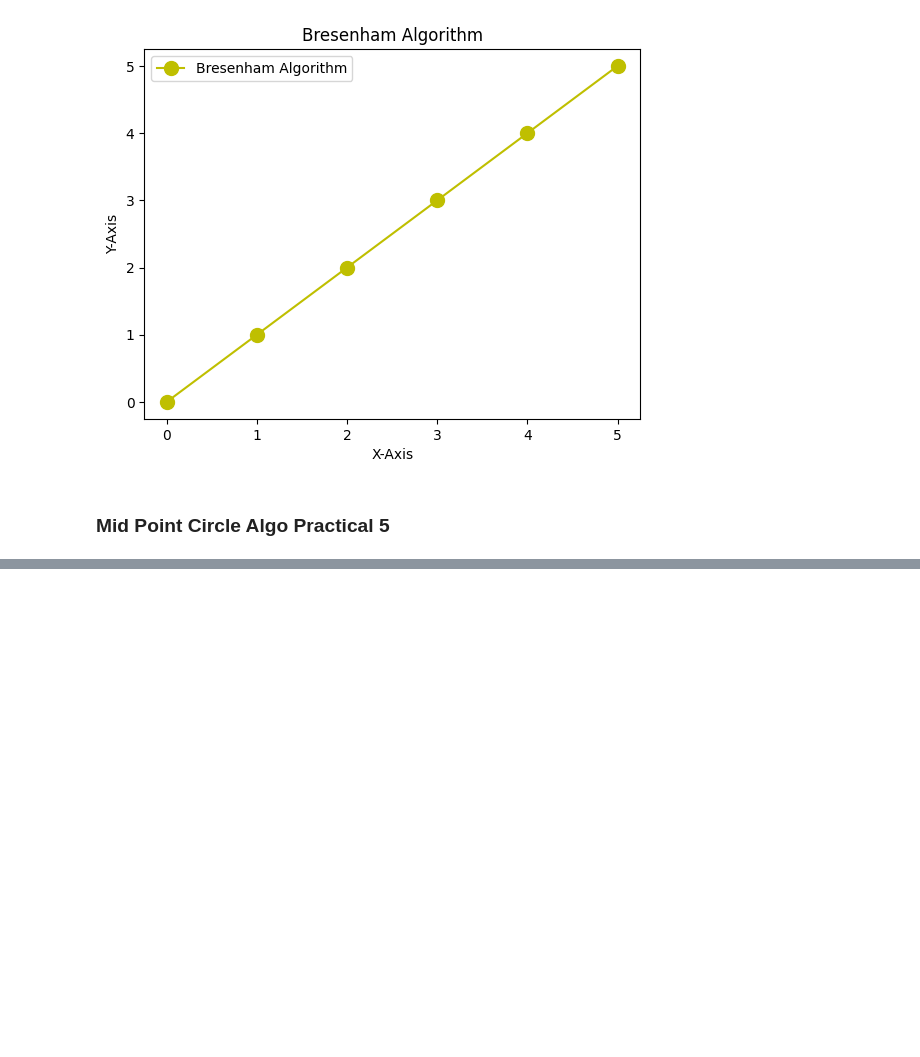
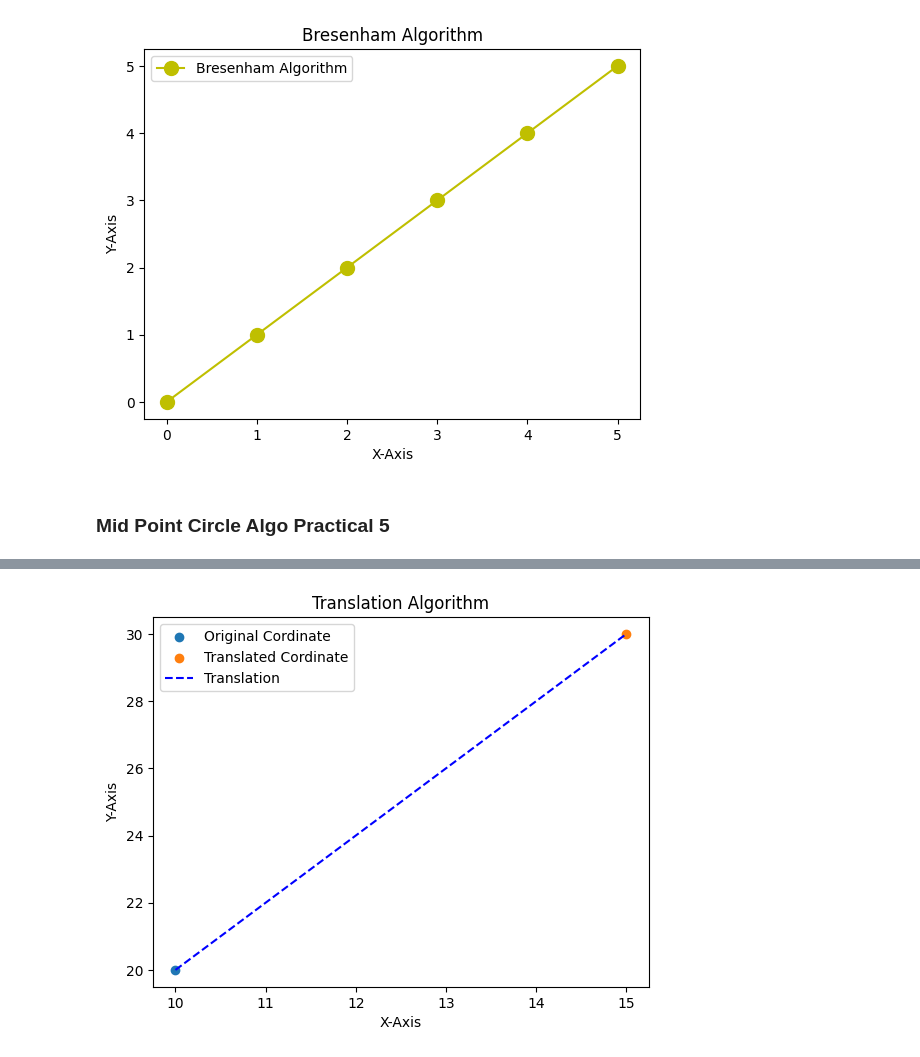
Before and after one commit to RitekPillai/CGPracticals, a Jupyter notebook: MatPlotCourse.ipynb, the cells around one changed output, grey strips where cells are left out. Saved outputs shown, nothing was run; the diff lists cells and outputs as text; code cells hidden in the pictures; blank space fills up the shorter version.

```diff
--- a/MatPlotCourse.ipynb
+++ b/MatPlotCourse.ipynb
@@ -186,0 +188,25 @@ plt.show()
+# %%
+def translation(x,y,tx,ty):
+  x1=x+tx
+  y1=y+ty
+  return (x1,y1,tx,ty)
+
+
+x=10
+y=20
+plt.scatter(x,y,label="Original Cordinate")
+x1,y1,tx,ty=translation(x,y,5,10)
+plt.scatter(x1,y1,label="Translated Cordinate")
+
+plt.plot([x,x1],[y,y1],"b--",label="Translation")
+plt.legend()
+
+
+plt.xlabel("X-Axis")
+plt.ylabel("Y-Axis")
+plt.title("Translation Algorithm")
+plt.legend()
+
+plt.show()
+# %% [output]
+[figure, added]
```
Also changed, not shown: parts of 1 cell of this notebook.
